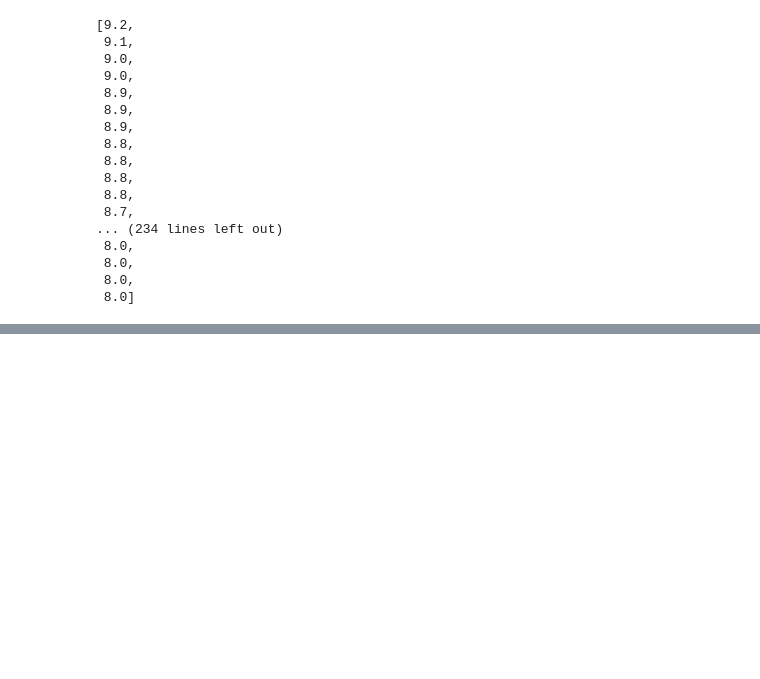
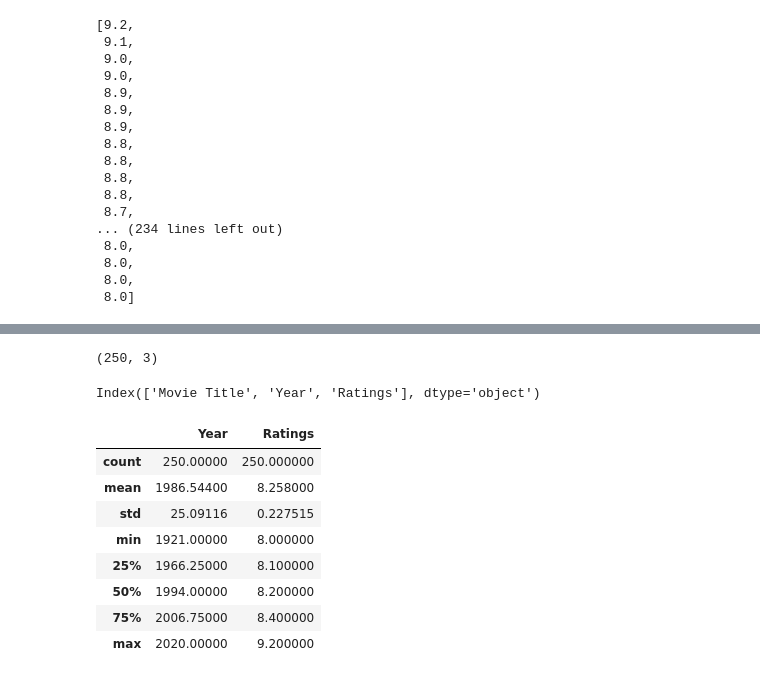
Before and after one commit to otimebhor/WEB-SCRAPING-PROJECT-, a Jupyter notebook: Web scraping project on IMDb.ipynb, the cells around one changed output, grey strips where cells are left out. Saved outputs shown, nothing was run; the diff lists cells and outputs as text; code cells hidden in the pictures; blank space fills up the shorter version.

```diff
--- a/Web scraping project on IMDb.ipynb
+++ b/Web scraping project on IMDb.ipynb
@@ -221,0 +263,20 @@ movie_rating
+# %%
+movies_info.shape #number of rows and columns
+# %% [output]
+(250, 3)
+# %%
+movies_info.columns #shows the name of the columns
+# %% [output]
+Index(['Movie Title', 'Year', 'Ratings'], dtype='object')
+# %%
+movies_info.describe() #shows the stastical information about the data
+# %% [output]
+|  | Year | Ratings |
+| count | 250.00000 | 250.000000 |
+| mean | 1986.54400 | 8.258000 |
+| std | 25.09116 | 0.227515 |
+| min | 1921.00000 | 8.000000 |
+| 25% | 1966.25000 | 8.100000 |
+| 50% | 1994.00000 | 8.200000 |
+| 75% | 2006.75000 | 8.400000 |
+| max | 2020.00000 | 9.200000 |
```
Also changed, not shown: parts of 13 cells of this notebook, 2 other files.
